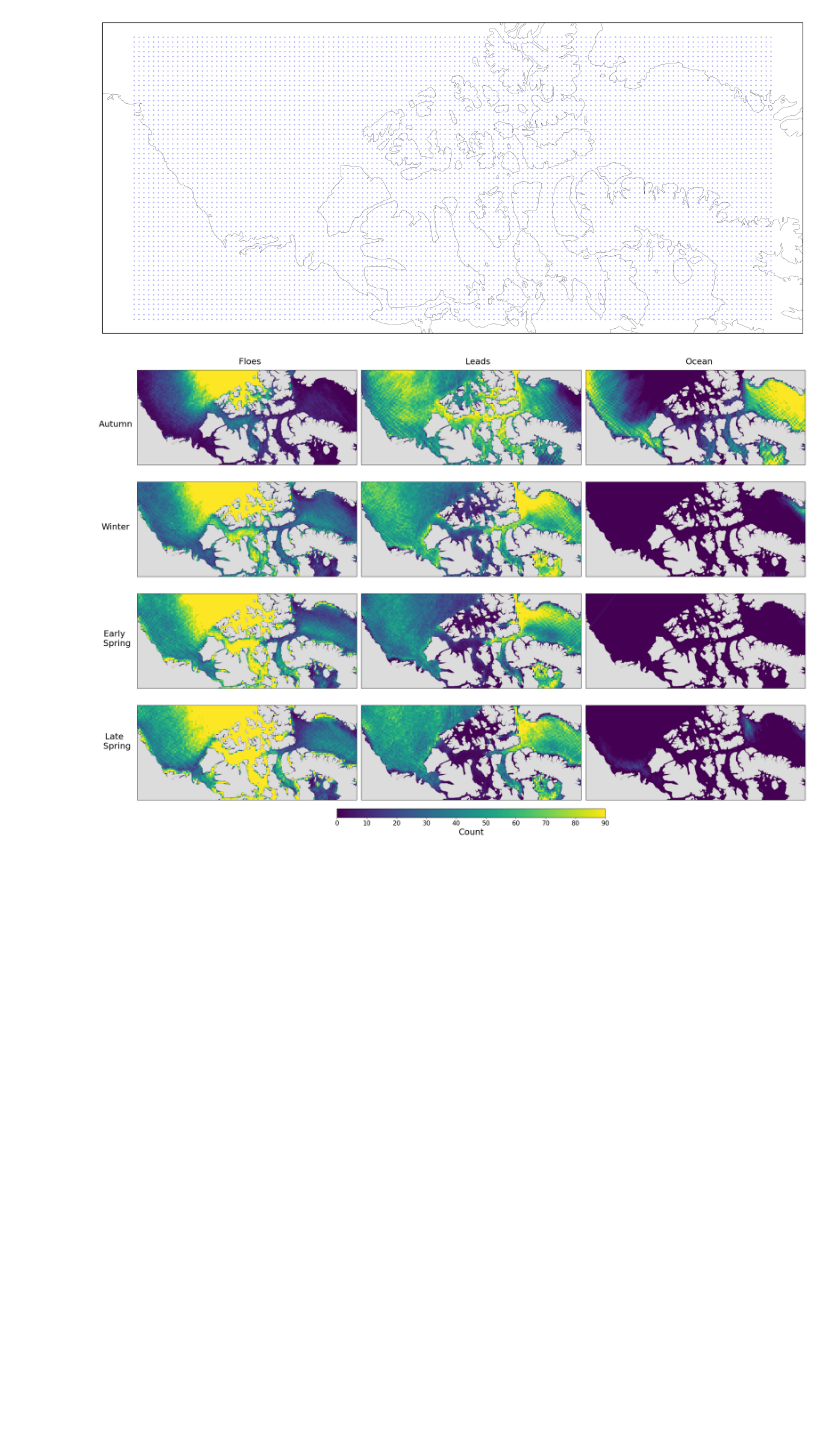
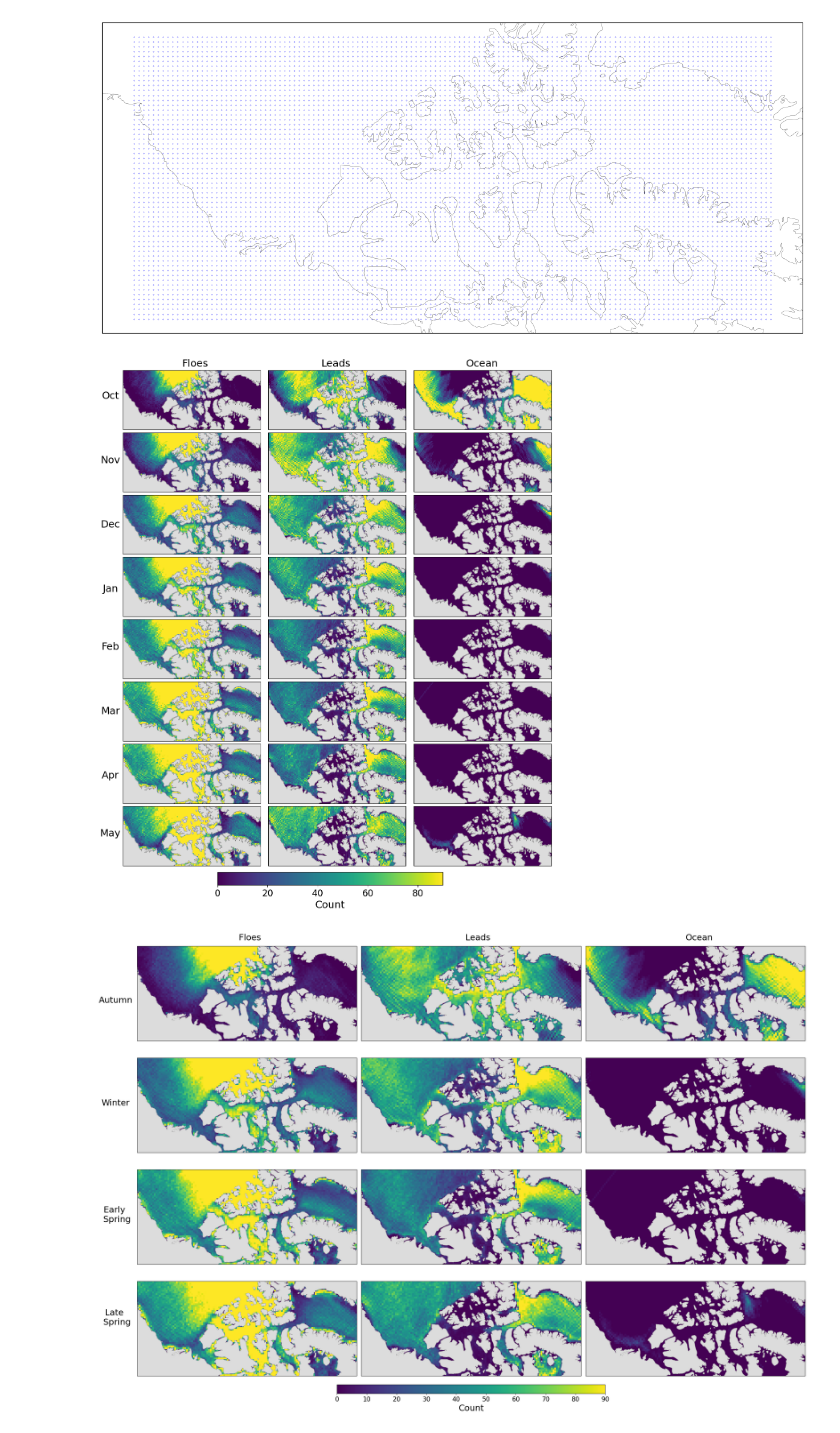
Before and after one commit to amy-swiggs/Mapping_SeaIce_CAA_TC, a Jupyter notebook: Fig2_ValidSurfaceTypes.ipynb, the cells around one changed output. Cells and saved outputs as stored; diff of their text form; code cells hidden in the pictures; blank space fills up the shorter version.

Commit message:
Changing from seasonal to monthly

```diff
--- a/Fig2_ValidSurfaceTypes.ipynb
+++ b/Fig2_ValidSurfaceTypes.ipynb
@@ -15,7 +15,7 @@ from scipy import stats
 # %%
 # Define a function for plotting the surface counts on maps on a grid
 
-def plotting_maps_grid(map_projection, new_x, new_y, data, axis_label, title, vmin, vmax, cmap, ax=None):
+def plotting_maps_grid(map_projection, new_x, new_y, data,vmin, vmax, cmap, ax=None):
     if ax is None:
         fig, ax = plt.subplots(subplot_kw={'projection': map_projection})
     else:
@@ -76,3 +103,58 @@ Edge grid shape =  (59, 132)
+# %%
+# Plot the figure
+
+fig_a, axs_a = plt.subplots(8, 3, figsize=(14,16), subplot_kw={'projection':map_projection})
+
+for i, month in enumerate(months):
+    # Plot Floes
+    plotting_maps_grid(map_projection, new_x_edge, new_y_edge, floes_all_months[month],
+                           vmin=0, vmax=90, cmap='viridis', ax=axs_a[i, 0])
+
+    # Plot Leads
+    pcm = plotting_maps_grid(map_projection, new_x_edge, new_y_edge, leads_all_months[month],
+                           vmin=0, vmax=90, cmap='viridis', ax=axs_a[i, 1])
+
+    # Plot Ocean
+    plotting_maps_grid(map_projection, new_x_edge, new_y_edge, ocean_all_months[month],
+                           vmin=0, vmax=90, cmap='viridis', ax=axs_a[i, 2])
+
+plt.subplots_adjust(wspace=0, hspace=0.05)
+
+
+fig_a.text(0.11, 0.84, 'Oct', va='center', ha='center',
+         rotation='horizontal', fontsize=18, transform=fig_a.transFigure)
+fig_a.text(0.11, 0.74, 'Nov', va='center', ha='center',
+         rotation='horizontal', fontsize=18, transform=fig_a.transFigure)
+fig_a.text(0.11, 0.64, 'Dec', va='center', ha='center',
+         rotation='horizontal', fontsize=18, transform=fig_a.transFigure)
+fig_a.text(0.11, 0.54, 'Jan', va='center', ha='center',
+         rotation='horizontal', fontsize=18, transform=fig_a.transFigure)
+fig_a.text(0.11, 0.45, 'Feb', va='center', ha='center',
+         rotation='horizontal', fontsize=18, transform=fig_a.transFigure)
+fig_a.text(0.11, 0.35, 'Mar', va='center', ha='center',
+         rotation='horizontal', fontsize=18, transform=fig_a.transFigure)
+fig_a.text(0.11, 0.25, 'Apr', va='center', ha='center',
+         rotation='horizontal', fontsize=18, transform=fig_a.transFigure)
+fig_a.text(0.11, 0.16, 'May', va='center', ha='center',
+         rotation='horizontal', fontsize=18, transform=fig_a.transFigure)
+
+
+fig_a.text(0.26, 0.89, 'Floes', va='center', ha='center',
+         rotation='horizontal', fontsize=18, transform=fig_a.transFigure)
+fig_a.text(0.51,0.89, 'Leads', va='center', ha='center',
+         rotation='horizontal', fontsize=18, transform=fig_a.transFigure)
+fig_a.text(0.77, 0.89, 'Ocean', va='center', ha='center',
+         rotation='horizontal', fontsize=18, transform=fig_a.transFigure)
+
+# Plot colorbar underneath axis
+cbar_ax = fig_a.add_axes([0.3, 0.08, 0.4, 0.02]) # left bottom width height
+cbar = fig_a.colorbar(pcm, cax=cbar_ax, orientation='horizontal')
+cbar.ax.tick_params(labelsize=16)
+cbar.set_label('Count', fontsize=18)
+
+fig_a.savefig('/Users/amyswiggs/Desktop/Autumn2023/Chapter2/Northumbria_Spring_Data/NWP_SIC_Plots/ReSubmission_Plots/Fig02_SurfaceTypes.png',dpi=300,bbox_inches="tight")
+# %% [output]
+[figure, added]
 # %%
 autumn = ['10','11']
 winter = ['12','01']
```
Also changed, not shown: parts of 1 cell of this notebook.
